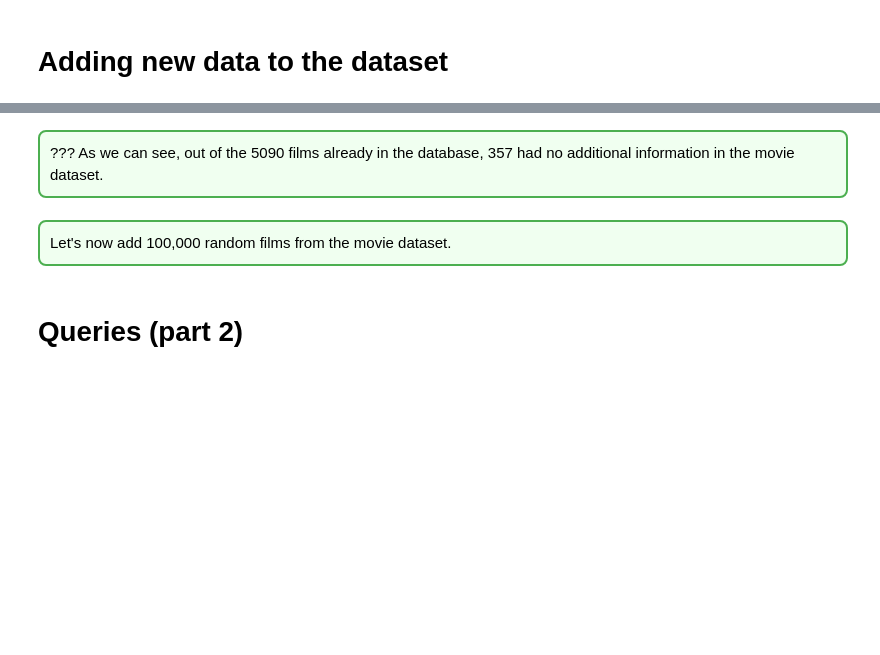
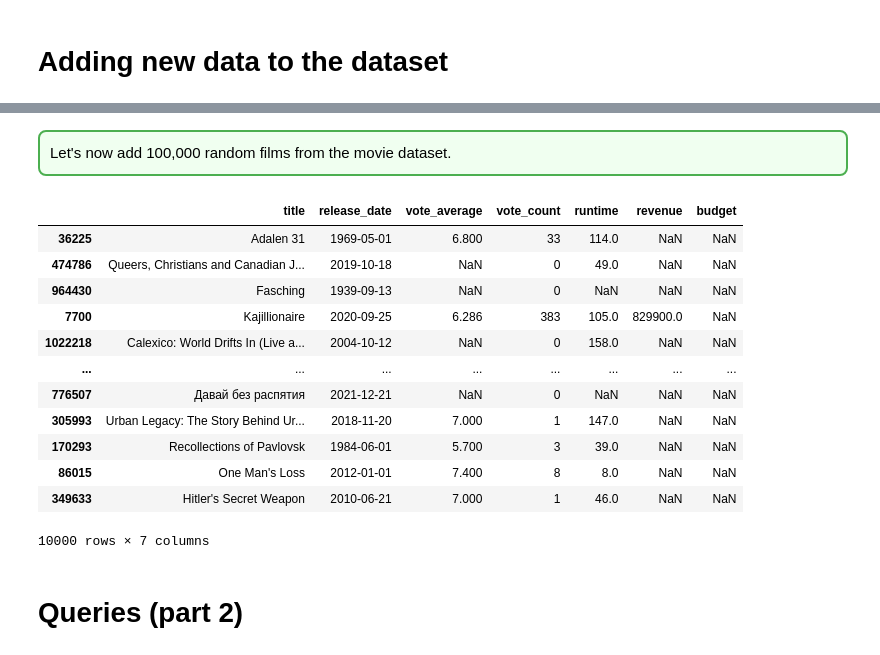
Before and after one commit to Danila-Pechenev/databases_project, a Jupyter notebook: db_project.ipynb, the cells around one changed output, grey strips where cells are left out. Drawn from its saved outputs; the diff is of its cells as text; code cells hidden in the pictures; blank space fills up the shorter version.

```diff
--- a/db_project.ipynb
+++ b/db_project.ipynb
@@ -885,4 +878,0 @@ run_query("SELECT * FROM film WHERE title = 'Inception';")
-# %% [markdown]
-<div style="border: 2px solid #4CAF50; padding: 10px; border-radius: 8px; background-color:#f0fff0">
-??? As we can see, out of the 5090 films already in the database, 357 had no additional information in the movie dataset.
-</div>
@@ -899,4 +883,18 @@ Let's now add 100,000 random films from the movie dataset.
 # %%
-# df_sample = films.sample(n=100000, random_state=42)
-# df_sample = df_sample[['title', 'release_date', 'vote_average', 'vote_count', 'runtime', 'revenue', 'budget']]
-# df_sample
+df_sample = films.sample(n=10000, random_state=42)
+df_sample = df_sample[['title', 'release_date', 'vote_average', 'vote_count', 'runtime', 'revenue', 'budget']]
+df_sample
+# %% [output]
+|  | title | release_date | vote_average | vote_count | runtime | revenue | budget |
+| 36225 | Adalen 31 | 1969-05-01 | 6.800 | 33 | 114.0 | NaN | NaN |
+| 474786 | Queers, Christians and Canadian J... | 2019-10-18 | NaN | 0 | 49.0 | NaN | NaN |
+| 964430 | Fasching | 1939-09-13 | NaN | 0 | NaN | NaN | NaN |
+| 7700 | Kajillionaire | 2020-09-25 | 6.286 | 383 | 105.0 | 829900.0 | NaN |
+| 1022218 | Calexico: World Drifts In (Live a... | 2004-10-12 | NaN | 0 | 158.0 | NaN | NaN |
+| ... | ... | ... | ... | ... | ... | ... | ... |
+| 776507 | Давай без распятия | 2021-12-21 | NaN | 0 | NaN | NaN | NaN |
+| 305993 | Urban Legacy: The Story Behind Ur... | 2018-11-20 | 7.000 | 1 | 147.0 | NaN | NaN |
+| 170293 | Recollections of Pavlovsk | 1984-06-01 | 5.700 | 3 | 39.0 | NaN | NaN |
+| 86015 | One Man's Loss | 2012-01-01 | 7.400 | 8 | 8.0 | NaN | NaN |
+| 349633 | Hitler's Secret Weapon | 2010-06-21 | 7.000 | 1 | 46.0 | NaN | NaN |
+10000 rows × 7 columns
```
Also changed, not shown: parts of 21 cells of this notebook, 1 other file.
